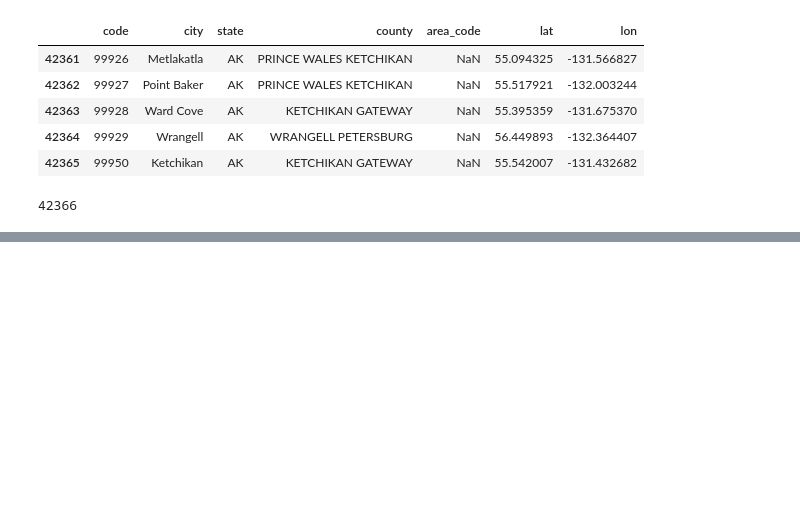
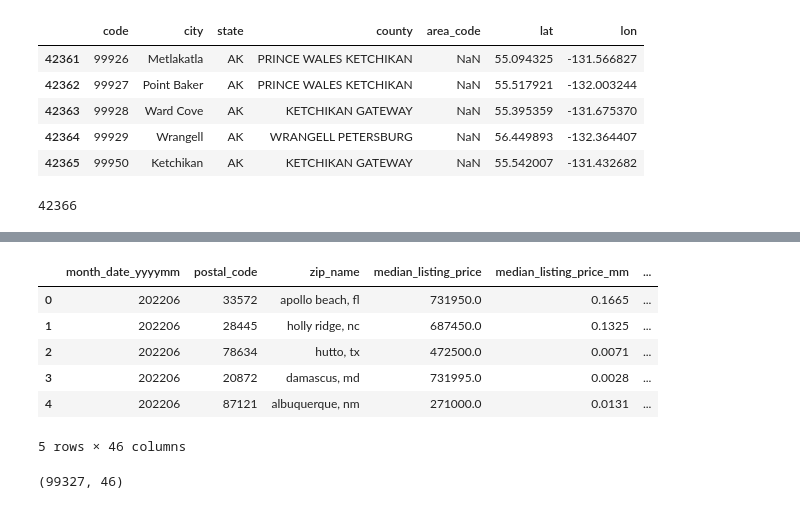
Before and after one commit to ksommerdorf/FinalProject, a Jupyter notebook: read_data.ipynb, the cells around one changed output, grey strips where cells are left out. Drawn from its saved outputs; the diff is of its cells as text; code cells hidden in the pictures; blank space fills up the shorter version.

```diff
--- a/read_data.ipynb
+++ b/read_data.ipynb
@@ -6,3 +6,6 @@ import numpy as np
 data = pd.read_csv('/Users/kkanchi/Downloads/RDC_Inventory_Core_Metrics_Zip_History.csv', header=0, parse_dates=True, low_memory=False)[:-2] # remove last two rows, which have shown
 #themselvse as weird
 data['year-month'] = pd.to_datetime(data['month_date_yyyymm'], format='%Y%m')
+# %%
+data_nona=data.dropna()
+data_nona.shape
@@ -156,0 +227,15 @@ zip_lat_data["code"].nunique()
+# %%
+merge_dataset=data_nona.merge(zip_lat_data_nona,how='left', left_on='postal_code', right_on='postal_code')
+merge_dataset.head()
+# %% [output]
+|  | month_date_yyyymm | postal_code | zip_name | median_listing_price | median_listing_price_mm | ... |
+| 0 | 202206 | 33572 | apollo beach, fl | 731950.0 | 0.1665 | ... |
+| 1 | 202206 | 28445 | holly ridge, nc | 687450.0 | 0.1325 | ... |
+| 2 | 202206 | 78634 | hutto, tx | 472500.0 | 0.0071 | ... |
+| 3 | 202206 | 20872 | damascus, md | 731995.0 | 0.0028 | ... |
+| 4 | 202206 | 87121 | albuquerque, nm | 271000.0 | 0.0131 | ... |
+5 rows × 46 columns
+# %%
+merge_dataset.shape
+# %% [output]
+(99327, 46)
```
Also changed, not shown: parts of 9 cells of this notebook.
